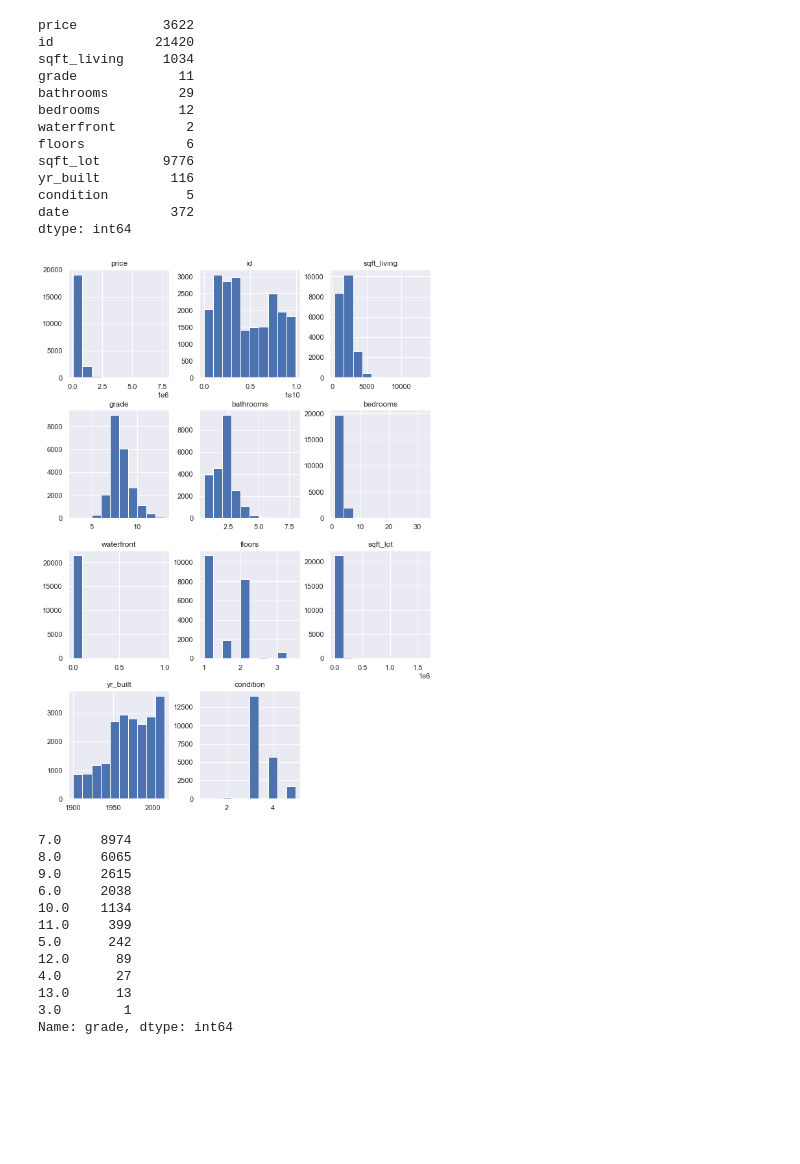
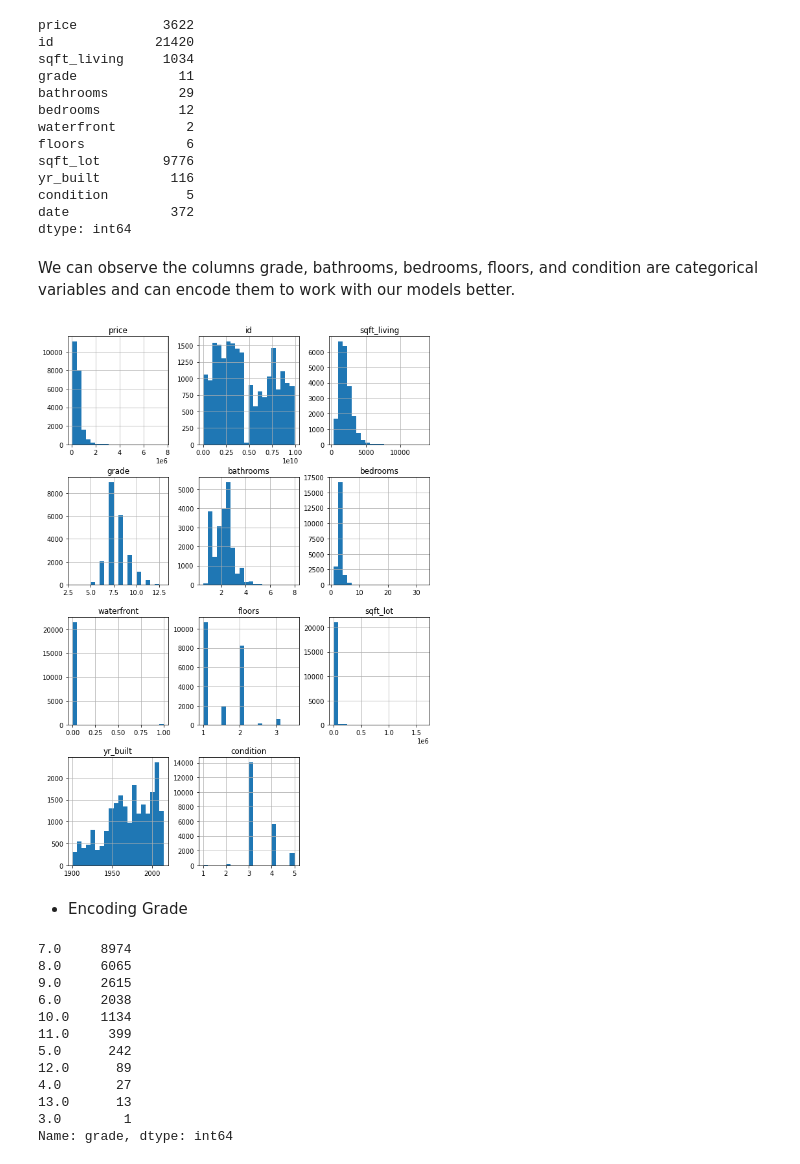
Before and after one commit to ekvu/phase_2_project_King_County_RE, a Jupyter notebook: ev working notebook.ipynb, the cells around one changed output. Cells and saved outputs as stored; diff of their text form; code cells hidden in the pictures; blank space fills up the shorter version.

```diff
--- a/ev working notebook.ipynb
+++ b/ev working notebook.ipynb
@@ -241,12 +250,16 @@ yr_built         116
 condition          5
 date             372
 dtype: int64
+# %% [markdown]
+We can observe the columns grade, bathrooms, bedrooms, floors, and condition are categorical variables and can encode them to work with our models better.
 # %%
 fig = plt.figure(figsize = (10,15))
 ax = fig.gca()
-df.hist(ax=ax);
+df.hist(ax=ax, bins=20);
 # %% [output]
-[figure, old version]
+[figure, new version]
+# %% [markdown]
+ - Encoding Grade
 # %%
 df['grade'] = df['grade'].astype('float32')
 df['grade'] = df['grade'].astype('str')
```
Also changed, not shown: parts of 85 cells of this notebook.
